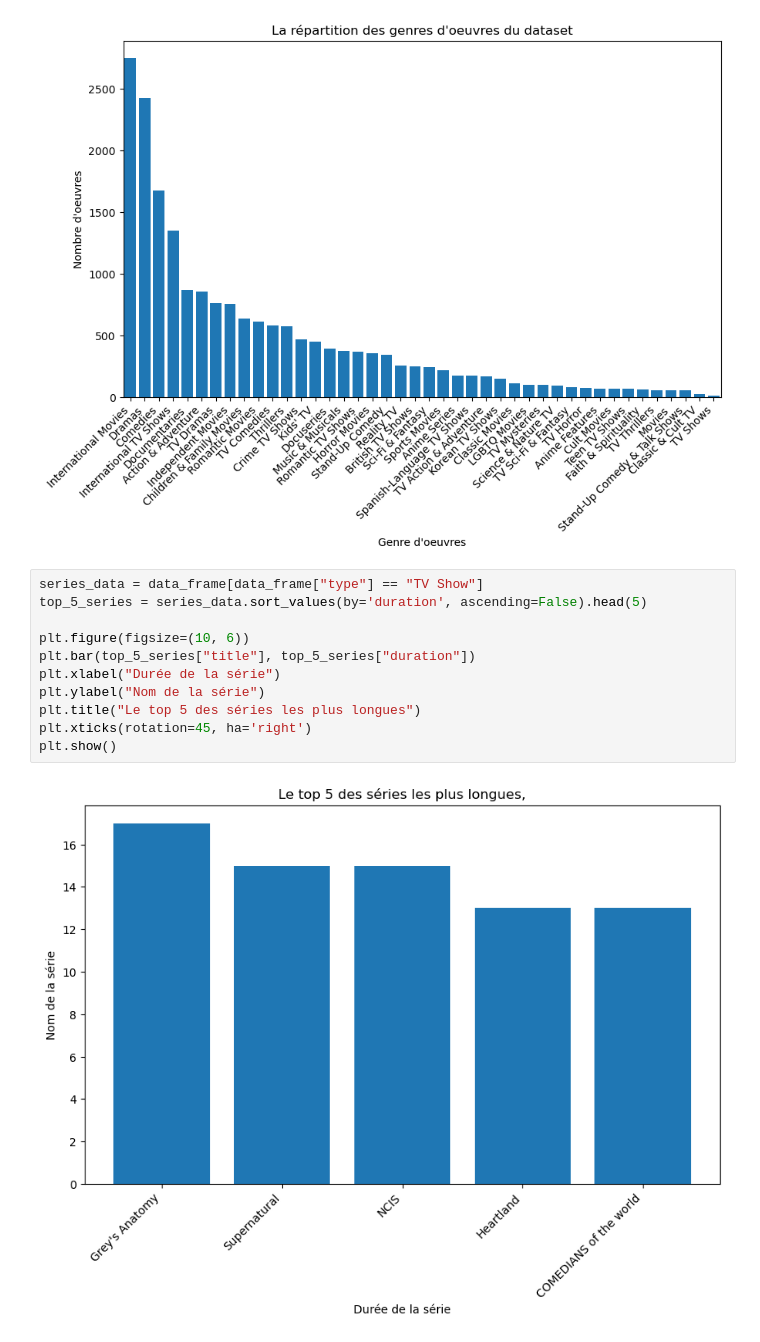
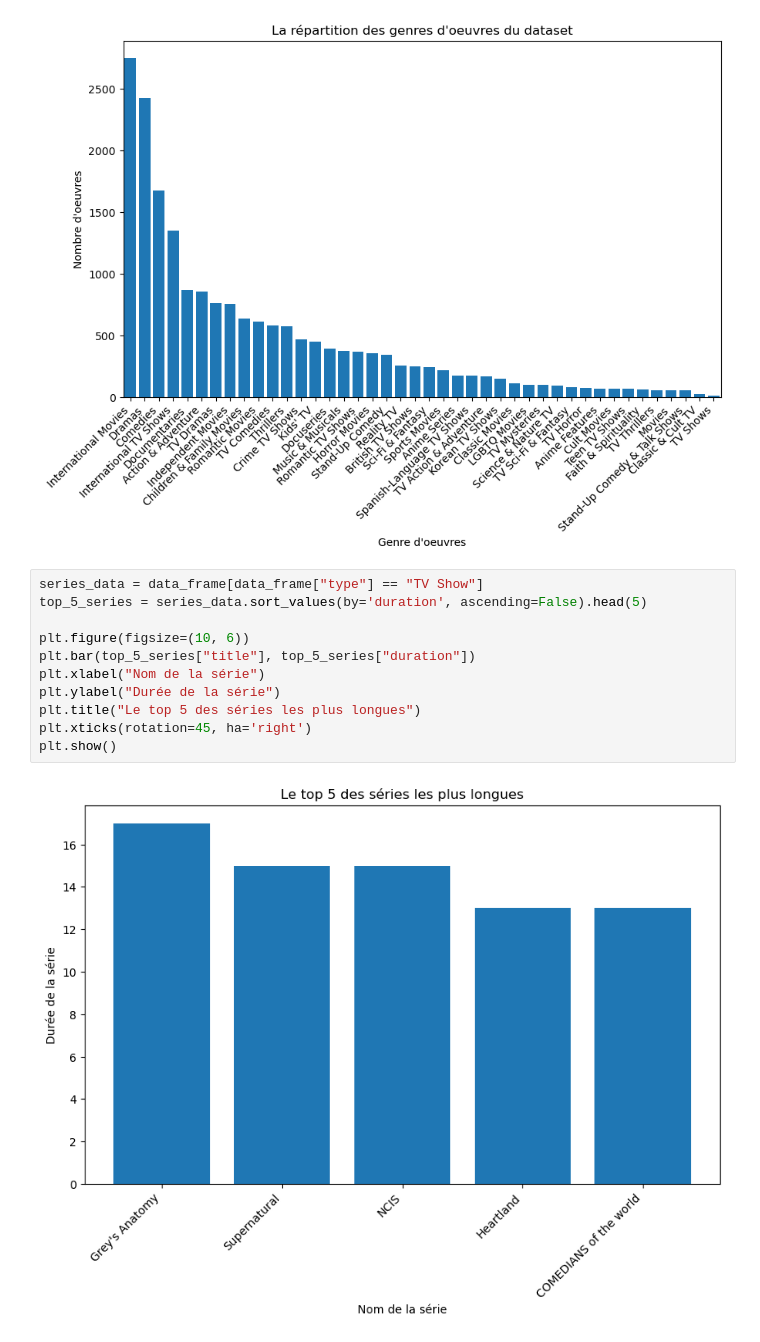
Before and after one commit to leo-carrey/Netflix-Insights, a Jupyter notebook: Netflix_Data_Analysis.ipynb, the cells around one changed output. Drawn from its saved outputs; the diff is of its cells as text.

```diff
--- a/Netflix_Data_Analysis.ipynb
+++ b/Netflix_Data_Analysis.ipynb
@@ -338,13 +338,13 @@ plt.show()
 # %%
 series_data = data_frame[data_frame["type"] == "TV Show"]
 top_5_series = series_data.sort_values(by='duration', ascending=False).head(5)
 
 plt.figure(figsize=(10, 6))
 plt.bar(top_5_series["title"], top_5_series["duration"])
-plt.xlabel("Durée de la série")
-plt.ylabel("Nom de la série")
+plt.xlabel("Nom de la série")
+plt.ylabel("Durée de la série")
 plt.title("Le top 5 des séries les plus longues")
 plt.xticks(rotation=45, ha='right')
 plt.show()
 # %% [output]
-[figure, old version]
+[figure, new version]
```
Also changed, not shown: parts of 1 cell of this notebook.
